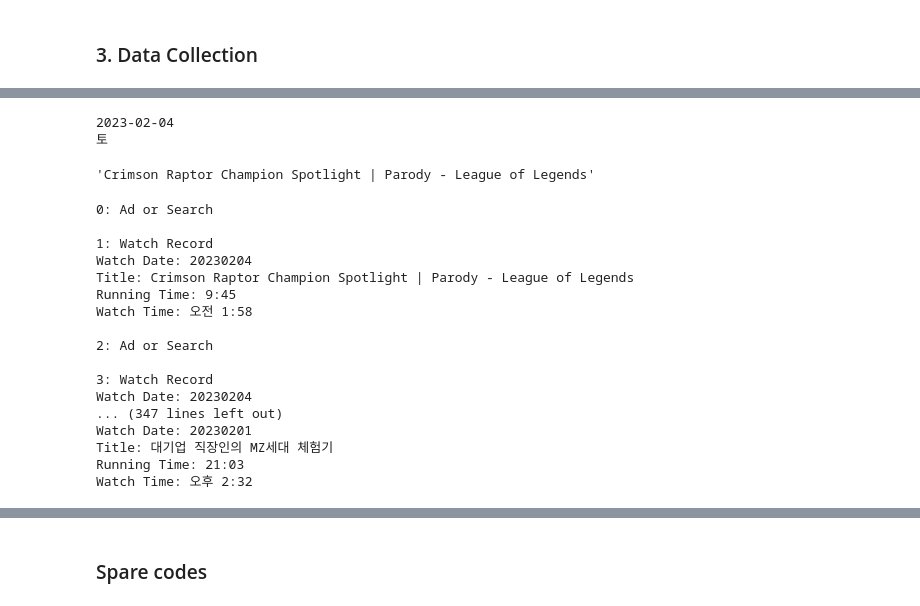
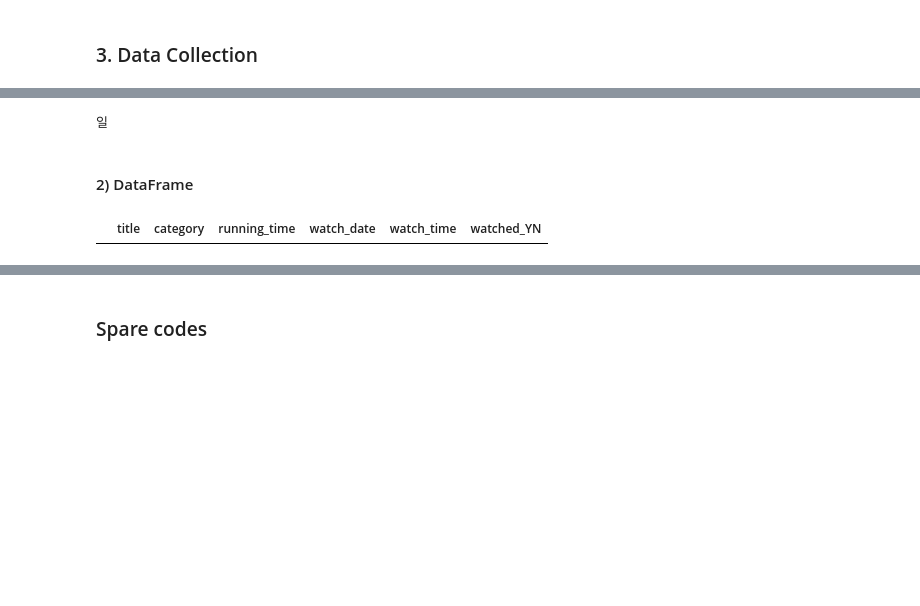
Before and after one commit to Jhwan-adV/side1_youtube, a Jupyter notebook: 001_web_access.ipynb, the cells around one changed output, grey strips where cells are left out. Saved outputs shown, nothing was run; the diff lists cells and outputs as text; code cells hidden in the pictures; blank space fills up the shorter version.

```diff
--- a/001_web_access.ipynb
+++ b/001_web_access.ipynb
@@ -115,63 +114,26 @@ get_day()
 # %%
 # 항목별 Class 이름
 
-nm_jsn_day = "i6CNtf"
 
-nm_class_container = "xDtZAf" # 각 기록 container / tag = <c-wiz>
-nm_class_title = "l8sGWb" # 영상 제목 / tag = <a>
-nm_class_adfilter = "SiEggd" # 채널표기 유무: 없는 경우 광고 / tag = <div>
-nm_class_RunningTime = "bI9urf" # 영상 길이 / tag = <div>
-nm_class_WatchTime = "H3Q9vf XTnvW" # 시청 시간 / tag = <div>
+# 시청일자 - 목록 content에서 [data-date] 값 추출
+nm_class_container = "xDtZAf"  # 각 기록 container / tag = <c-wiz>
+nm_class_title = "l8sGWb"  # 영상 제목 & 검색어 / tag = <a>
+nm_class_RunningTime = "bI9urf"  # 영상 길이 / tag = <div>
+nm_class_WatchTime = "H3Q9vf XTnvW"  # 시청 시간 / tag = <div>
 
-date_today = datetime.today().strftime("%Y-%m-%d")
+nm_class_adfilter = "SiEggd"  # 채널표기 유무: 없는 경우 광고 / tag = <div>
+
 day_today = get_day()
+print(day_today)
+# %% [output]
+일
-# %%
-print(date_today)
-print(day_today)
-# %% [output]
-2023-02-04
-토
-# %%
-contents = soup.find_all('c-wiz', class_='xDtZAf')
-contents[1]['data-date']
-contents[1].find('a', class_=nm_class_title).text
-# %% [output]
-'Crimson Raptor Champion Spotlight | Parody - League of Legends'
-# %%
-html = driver.page_source
-soup = BeautifulSoup(html, 'html.parser')
-
-contents = soup.find_all('c-wiz', class_='xDtZAf')
-for idx, content in enumerate(contents):
-    if content.find('div', 'SiEggd'):
-        if content.find('div', class_=nm_class_RunningTime):
-            print(f"{idx}: Watch Record")
-            print(f"Watch Date: {content['data-date']}")
-            print(f"Title: {content.find('a', class_=nm_class_title).text}")
-            print(f"Running Time: {content.find('div', class_=nm_class_RunningTime).text}")
-            print(f"Watch Time: {' '.join((content.find('div', class_=nm_class_WatchTime).text.split(' '))[:2])}")
-        else:
-            print(f"{idx}: Community Post")
-
-    else:
-        print(f'{idx}: Ad or Search')
-
-    print(' ')
-# %% [output]
-0: Ad or Search
-
-1: Watch Record
-Watch Date: 20230204
-Title: Crimson Raptor Champion Spotlight | Parody - League of Legends
-Running Time: 9:45
-Watch Time: 오전 1:58
-
-2: Ad or Search
-
-3: Watch Record
-Watch Date: 20230204
-... (347 lines left out)
-Watch Date: 20230201
-Title: 대기업 직장인의 MZ세대 체험기
-Running Time: 21:03
-Watch Time: 오후 2:32
+# %% [markdown]
+#### 2) DataFrame
+# %%
+import pandas as pd
+columns_rec = ['title', 'category', 'running_time',
+               'watch_date', 'watch_time',  'watched_YN']
+df_record = pd.DataFrame(columns=columns_rec)
+df_record.head()
+# %% [output]
+|  | title | category | running_time | watch_date | watch_time | watched_YN |
```
Also changed, not shown: parts of 30 cells of this notebook, 4 other files.
